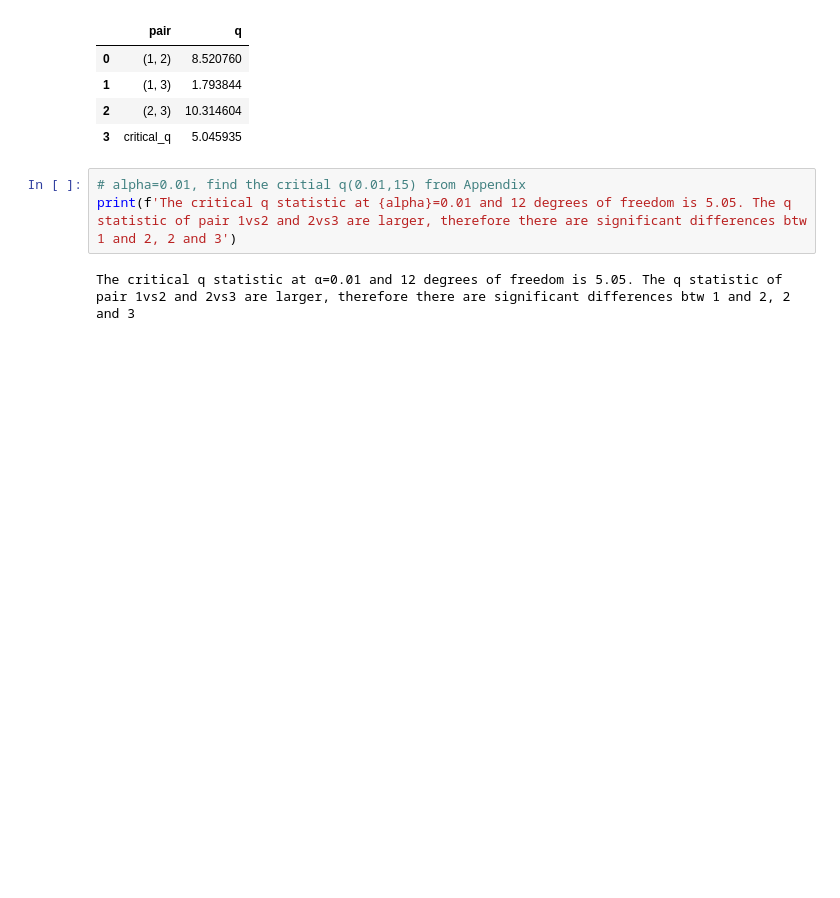
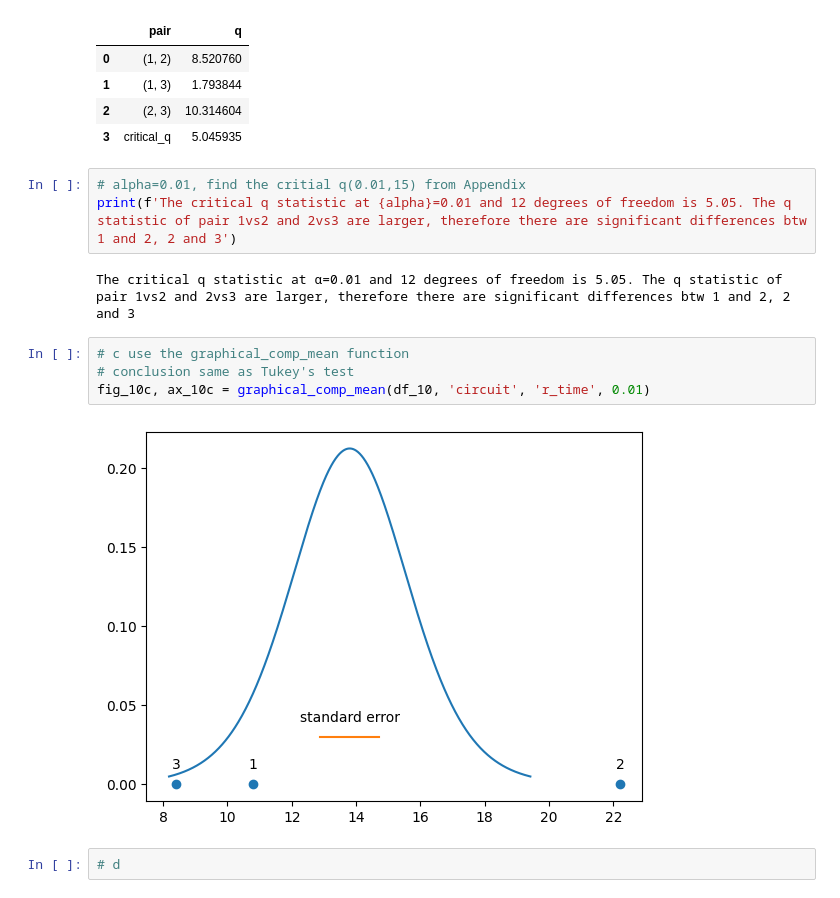
Before and after one commit to Peiguang2024/design-of-experiment, a Jupyter notebook: Montgomery/chapter3.ipynb, the cells around one changed output. Drawn from its saved outputs; the diff is of its cells as text; blank space fills up the shorter version.

```diff
--- a/Montgomery/chapter3.ipynb
+++ b/Montgomery/chapter3.ipynb
@@ -758,3 +736,11 @@ df_q_10
 print(f'The critical q statistic at {alpha}=0.01 and 12 degrees of freedom is 5.05. The q statistic of pair 1vs2 and 2vs3 are larger, therefore there are significant differences btw 1 and 2, 2 and 3')
 # %% [output]
 The critical q statistic at α=0.01 and 12 degrees of freedom is 5.05. The q statistic of pair 1vs2 and 2vs3 are larger, therefore there are significant differences btw 1 and 2, 2 and 3
+# %%
+# c use the graphical_comp_mean function
+# conclusion same as Tukey's test
+fig_10c, ax_10c = graphical_comp_mean(df_10, 'circuit', 'r_time', 0.01)
+# %% [output]
+[figure, added]
+# %%
+# d
```
Also changed, not shown: parts of 3 cells of this notebook, 2 other files.
